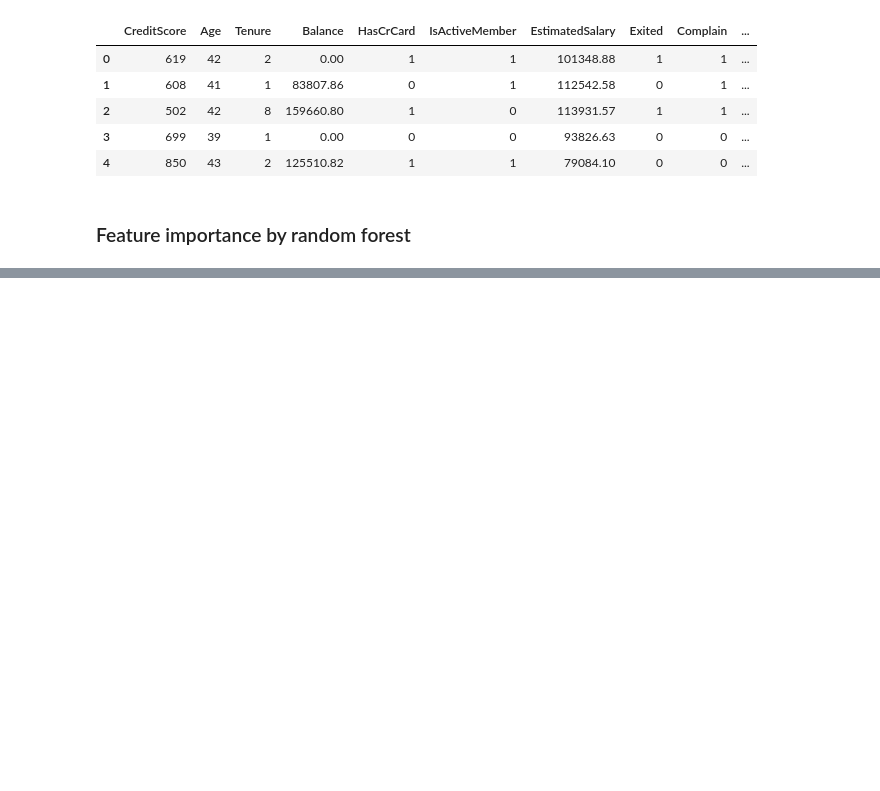
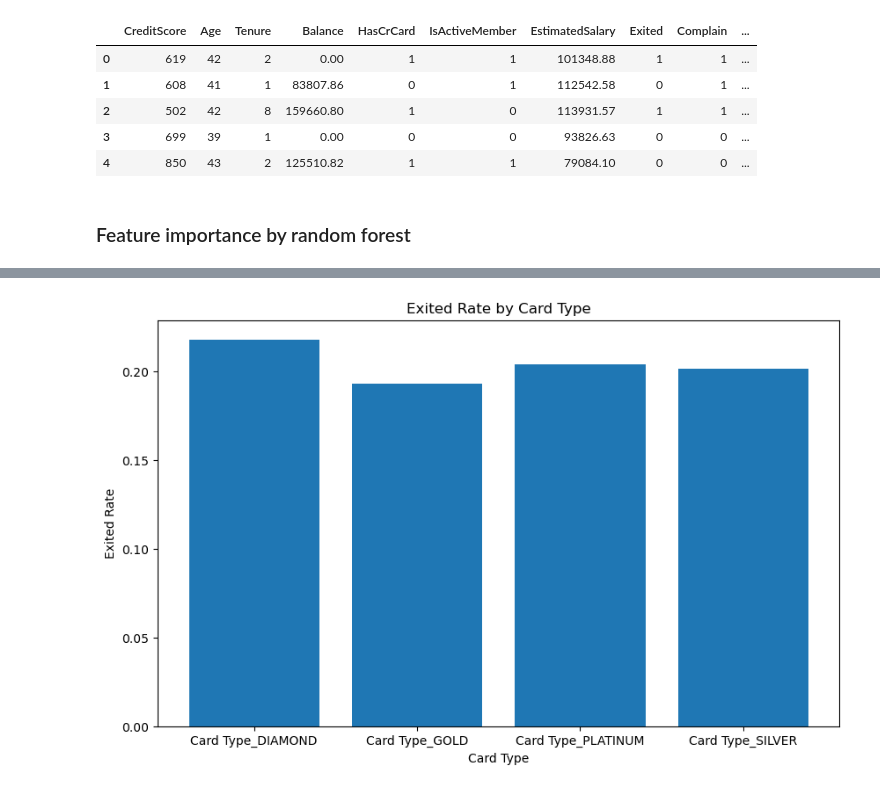
Before and after one commit to LikeLion-DSProjectTeam/Team_1, a Jupyter notebook: code/Beomseong.ipynb, the cells around one changed output, grey strips where cells are left out. Saved outputs shown, nothing was run; the diff lists cells and outputs as text; code cells hidden in the pictures; blank space fills up the shorter version.

```diff
--- a/code/Beomseong.ipynb
+++ b/code/Beomseong.ipynb
@@ -233,0 +279,19 @@ plt.show();
+# %%
+# Card Type VS Exited
+
+card_types = ['Card Type_DIAMOND', 'Card Type_GOLD', 'Card Type_PLATINUM', 'Card Type_SILVER']
+card_exit_ratios = {}
+
+for card_type in card_types:
+    card_exit_ratios[card_type] = data.loc[data[card_type] == 1, 'Exited'].mean()
+
+card_exit_df = pd.DataFrame(list(card_exit_ratios.items()), columns=['Card Type', 'Exited Rate'])
+
+plt.figure(figsize = (10, 6))
+plt.bar(card_exit_df['Card Type'], card_exit_df['Exited Rate'])
+plt.xlabel('Card Type')
+plt.ylabel('Exited Rate')
+plt.title('Exited Rate by Card Type')
+plt.xticks(rotation=0);
+# %% [output]
+[figure, added]
```
Also changed, not shown: parts of 39 cells of this notebook.
